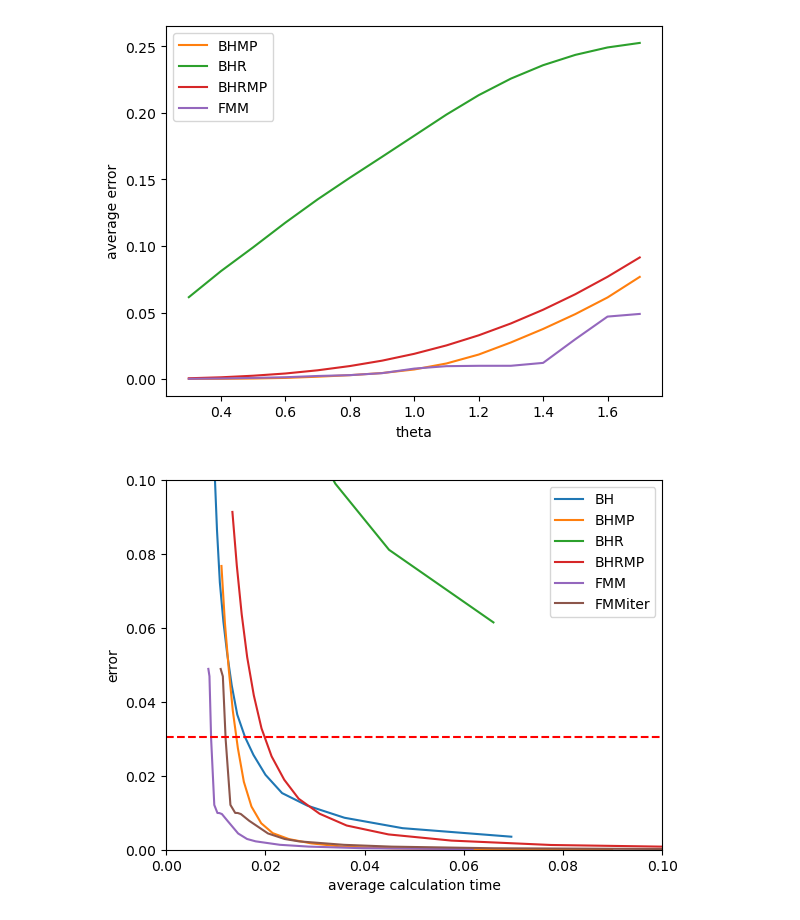
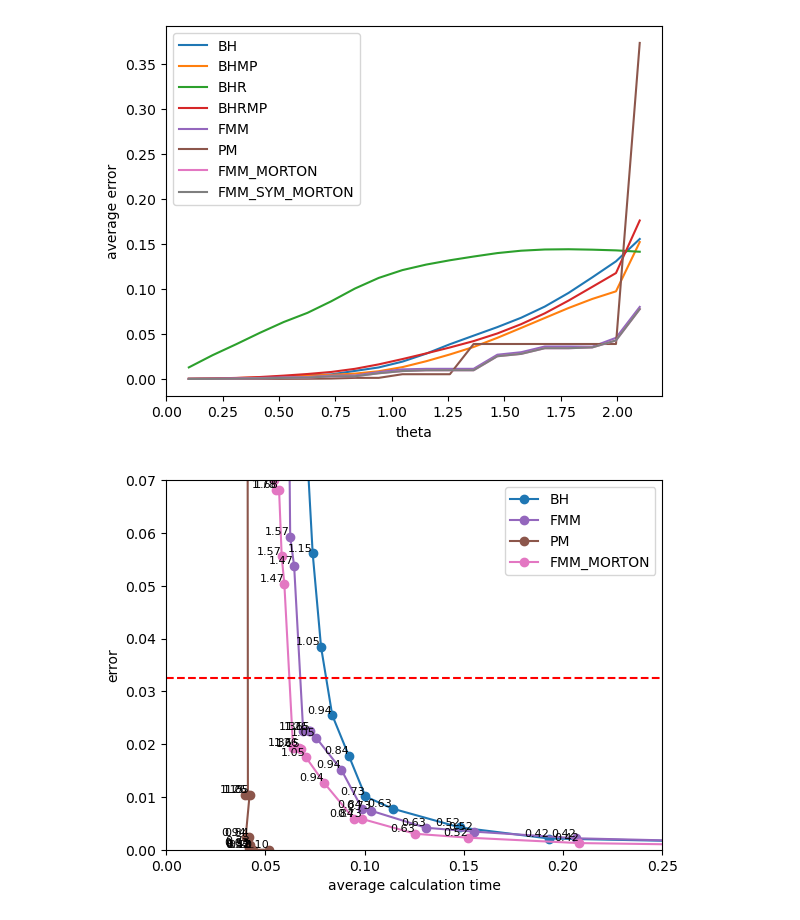
Before and after one commit to LucasFurer/MasterThesisLucas, a Jupyter notebook: grapher.ipynb, the cells around one changed output. Cells and saved outputs as stored; diff of their text form; code cells hidden in the pictures.

```diff
--- a/grapher.ipynb
+++ b/grapher.ipynb
@@ -10,14 +10,15 @@ import numpy as np
 # define what is what color
 plotColors = plt.rcParams['axes.prop_cycle'].by_key()['color']
 typeColor = {
-    "BH" :         plotColors[0],
-    "BHMP" :       plotColors[1],
-    "BHR" :        plotColors[2],
-    "BHRMP" :      plotColors[3],
-    "FMM" :        plotColors[4],
-    "FMM_MORTON" : plotColors[5],
-    "PM" :         plotColors[6],
-    "naive" :      plotColors[7],
+    "BH" :             plotColors[0],
+    "BHMP" :           plotColors[1],
+    "BHR" :            plotColors[2],
+    "BHRMP" :          plotColors[3],
+    "FMM" :            plotColors[4],
+    "PM" :             plotColors[5],
+    "FMM_MORTON" :     plotColors[6],
+    "FMM_SYM_MORTON" : plotColors[7],
+    "naive" :          plotColors[8],
 }
 
 
@@ -108,7 +109,7 @@ def plotBar(locationLabels, xName, yName, plotSaveName):
     plt.xlabel(xName)
     plt.ylabel(yName)
     plt.title("Bar Plot with Standard Deviation")
-    #plt.xticks(rotation=45)
+    plt.xticks(rotation=45)
     plt.tight_layout()
 
     plt.savefig(plotSaveName, dpi=300)
@@ -200,5 +209,5 @@ plotGraph(custom_labels, 0, 20, "theta", "average computation time", "plotOutput
 # %%
-pointAmount = "10000"
+pointAmount = "70000"
 dataSet = "MNIST_digits"
 perp = "30"
 
@@ -208,31 +217,39 @@ custom_labels = {
     os.path.join("graphCSV", dataSet, pointAmount, "perp" + perp, "tsneErrorThetaBHR_point"   + pointAmount + "_perp" + perp + "_dataset" + dataSet + ".csv"): "BHR",
     os.path.join("graphCSV", dataSet, pointAmount, "perp" + perp, "tsneErrorThetaBHRMP_point" + pointAmount + "_perp" + perp + "_dataset" + dataSet + ".csv"): "BHRMP",
     os.path.join("graphCSV", dataSet, pointAmount, "perp" + perp, "tsneErrorThetaFMM_point"   + pointAmount + "_perp" + perp + "_dataset" + dataSet + ".csv"): "FMM",
+    os.path.join("graphCSV", dataSet, pointAmount, "perp" + perp, "tsneErrorThetaPM_point"   + pointAmount + "_perp" + perp + "_dataset" + dataSet + ".csv"): "PM",
+    os.path.join("graphCSV", dataSet, pointAmount, "perp" + perp, "tsneErrorThetaFMM_MORTON_point"   + pointAmount + "_perp" + perp + "_dataset" + dataSet + ".csv"): "FMM_MORTON",
+    os.path.join("graphCSV", dataSet, pointAmount, "perp" + perp, "tsneErrorThetaFMM_SYM_MORTON_point"   + pointAmount + "_perp" + perp + "_dataset" + dataSet + ".csv"): "FMM_SYM_MORTON",
 }
 
 plotGraph(custom_labels, 0, 20,"theta", "average error", "plotOutput/lines_plot.png")
 # %% [output]
-[figure, old version]
+[figure, new version]
 # %%
-pointAmount = "10000"
+pointAmount = "70000"
 dataSet = "MNIST_digits"
 perp = "30"
 
-allowableError = findTime(os.path.join("graphCSV", dataSet, pointAmount, "perp" + perp, "tsneCalculationtimeErrorBH_point"    + pointAmount + "_perp" + perp + "_dataset" + dataSet + ".csv"))
+allowableError = findTime(os.path.join("graphCSV", dataSet, pointAmount, "perp" + perp, "tsneCalculationtimeErrorBH_point"    + pointAmount + "_perp" + perp + "_dataset" + dataSet + ".csv"), 1.0)
 
 custom_labels = {
     os.path.join("graphCSV", dataSet, pointAmount, "perp" + perp, "tsneCalculationtimeErrorBH_point"      + pointAmount + "_perp" + perp + "_dataset" + dataSet + ".csv"): "BH",
-    os.path.join("graphCSV", dataSet, pointAmount, "perp" + perp, "tsneCalculationtimeErrorBHMP_point"    + pointAmount + "_perp" + perp + "_dataset" + dataSet + ".csv"): "BHMP",
-    os.path.join("graphCSV", dataSet, pointAmount, "perp" + perp, "tsneCalculationtimeErrorBHR_point"     + pointAmount + "_perp" + perp + "_dataset" + dataSet + ".csv"): "BHR",
-    os.path.join("graphCSV", dataSet, pointAmount, "perp" + perp, "tsneCalculationtimeErrorBHRMP_point"   + pointAmount + "_perp" + perp + "_dataset" + dataSet + ".csv"): "BHRMP",
+    #os.path.join("graphCSV", dataSet, pointAmount, "perp" + perp, "tsneCalculationtimeErrorBHMP_point"    + pointAmount + "_perp" + perp + "_dataset" + dataSet + ".csv"): "BHMP",
+    #os.path.join("graphCSV", dataSet, pointAmount, "perp" + perp, "tsneCalculationtimeErrorBHR_point"     + pointAmount + "_perp" + perp + "_dataset" + dataSet + ".csv"): "BHR",
+    #os.path.join("graphCSV", dataSet, pointAmount, "perp" + perp, "tsneCalculationtimeErrorBHRMP_point"   + pointAmount + "_perp" + perp + "_dataset" + dataSet + ".csv"): "BHRMP",
     os.path.join("graphCSV", dataSet, pointAmount, "perp" + perp, "tsneCalculationtimeErrorFMM_point"     + pointAmount + "_perp" + perp + "_dataset" + dataSet + ".csv"): "FMM",
-    os.path.join("graphCSV", dataSet, pointAmount, "perp" + perp, "tsneCalculationtimeErrorFMMiter_point" + pointAmount + "_perp" + perp + "_dataset" + dataSet + ".csv"): "FMMiter",
+    os.path.join("graphCSV", dataSet, pointAmount, "perp" + perp, "tsneCalculationtimeErrorPM_point" + pointAmount + "_perp" + perp + "_dataset" + dataSet + ".csv"): "PM",
+    os.path.join("graphCSV", dataSet, pointAmount, "perp" + perp, "tsneCalculationtimeErrorFMM_MORTON_point" + pointAmount + "_perp" + perp + "_dataset" + dataSet + ".csv"): "FMM_MORTON",
+    #os.path.join("graphCSV", dataSet, pointAmount, "perp" + perp, "tsneCalculationtimeErrorFMM_SYM_MORTON_point" + pointAmount + "_perp" + perp + "_dataset" + dataSet + ".csv"): "FMM_SYM_MORTON",
 }
 
-
-plotGraph(custom_labels, 0, 40, "error", "average calculation time", "plotOutput/lines_plot.png", True, 0, 0.1, 0, 0.1, allowableError, None, False)
+#plotGraph(custom_labels, 0, 40, "error", "average calculation time", "plotOutput/lines_plot.png", True, None, None, None, None, allowableError, None, True)
+plotGraph(custom_labels, 0, 40, "error", "average calculation time", "plotOutput/lines_plot.png", True, 0.0, 0.25, 0.0, 0.07, allowableError, None, True)
+#plotGraph(custom_labels, 0, 40, "error", "average calculation time", "plotOutput/lines_plot.png", True, 0, 0.06, 0, 0.0006, allowableError, None, False)
+#plotGraph(custom_labels, 0, 40, "error", "average calculation time", "plotOutput/lines_plot.png", True, 0.0, 0.08, 0.0, 0.014, allowableError, None, False)
+#plotGraph(custom_labels, 0, 40, "error", "average calculation time", "plotOutput/lines_plot.png", True, 0, 0.1, 0, 0.000001, allowableError, None, True)
 # %% [output]
-[figure, old version]
+[figure, new version]
 # %%
 custom_labels = {
     os.path.join("graphCSV","gravityErrorTimestepBH_point1000_theta1.csv"): "BH",
```
Also changed, not shown: parts of 3 cells of this notebook, 12 other files.
